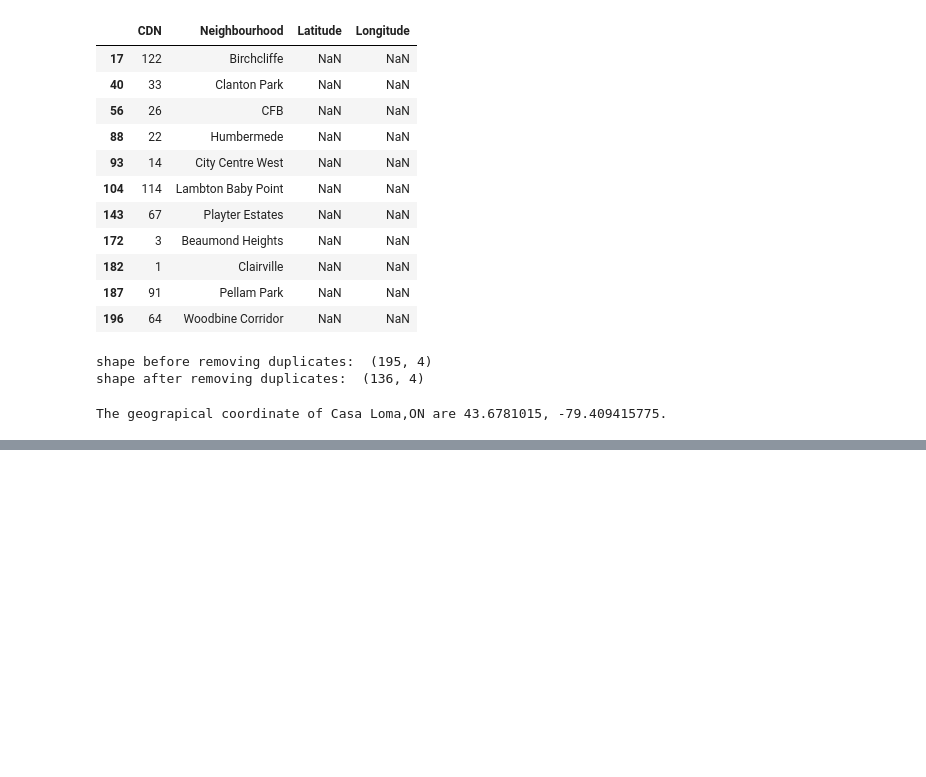
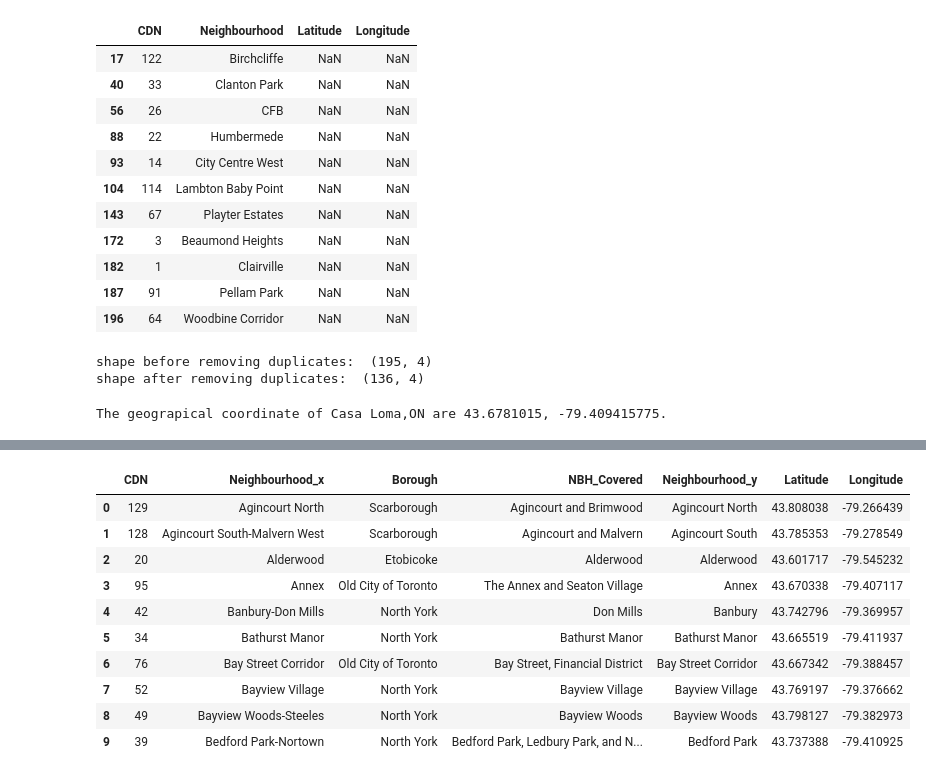
Before and after one commit to agprasanna/Coursera_Capstone, a Jupyter notebook: Opening a Sri Lankan Restaurant in Toronto.ipynb, the cells around one changed output, grey strips where cells are left out. Cells and saved outputs as stored; diff of their text form; code cells hidden in the pictures; blank space fills up the shorter version.

```diff
--- a/Opening a Sri Lankan Restaurant in Toronto.ipynb
+++ b/Opening a Sri Lankan Restaurant in Toronto.ipynb
@@ -122,7 +122,7 @@ Geo Coding complete!
 #new_df.to_csv('TorontoNeighbourhoodGeocoding.csv', index = False)
 # %%
 #Import the geocode data from csv file
-#new_df = pd.read_csv("TorontoNeighbourhoodGeocoding.csv")
+new_df = pd.read_csv("TorontoNeighbourhoodGeocoding.csv")
 # %%
 new_df
 # %% [output]
@@ -199,3 +199,18 @@ for lat, lng, neighbourhood in zip(new_df['Latitude'], new_df['Longitude'], new_
 map_Toronto
 # %% [output]
 [interactive output not drawn]
+# %%
+Toronto_df = pd.merge(Neighbour_df, new_df, how = 'inner', on = "CDN")
+Toronto_df.head(10)
+# %% [output]
+|  | CDN | Neighbourhood_x | Borough | NBH_Covered | Neighbourhood_y | Latitude | Longitude |
+| 0 | 129 | Agincourt North | Scarborough | Agincourt and Brimwood | Agincourt North | 43.808038 | -79.266439 |
+| 1 | 128 | Agincourt South-Malvern West | Scarborough | Agincourt and Malvern | Agincourt South | 43.785353 | -79.278549 |
+| 2 | 20 | Alderwood | Etobicoke | Alderwood | Alderwood | 43.601717 | -79.545232 |
+| 3 | 95 | Annex | Old City of Toronto | The Annex and Seaton Village | Annex | 43.670338 | -79.407117 |
+| 4 | 42 | Banbury-Don Mills | North York | Don Mills | Banbury | 43.742796 | -79.369957 |
+| 5 | 34 | Bathurst Manor | North York | Bathurst Manor | Bathurst Manor | 43.665519 | -79.411937 |
+| 6 | 76 | Bay Street Corridor | Old City of Toronto | Bay Street, Financial District | Bay Street Corridor | 43.667342 | -79.388457 |
+| 7 | 52 | Bayview Village | North York | Bayview Village | Bayview Village | 43.769197 | -79.376662 |
+| 8 | 49 | Bayview Woods-Steeles | North York | Bayview Woods | Bayview Woods | 43.798127 | -79.382973 |
+| 9 | 39 | Bedford Park-Nortown | North York | Bedford Park, Ledbury Park, and N... | Bedford Park | 43.737388 | -79.410925 |
```
